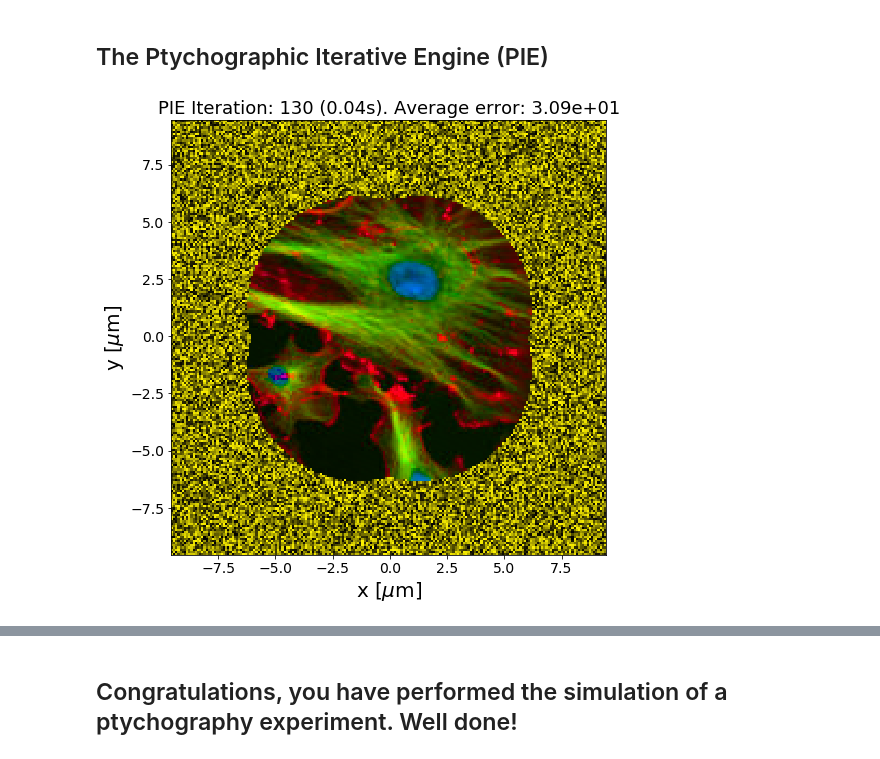
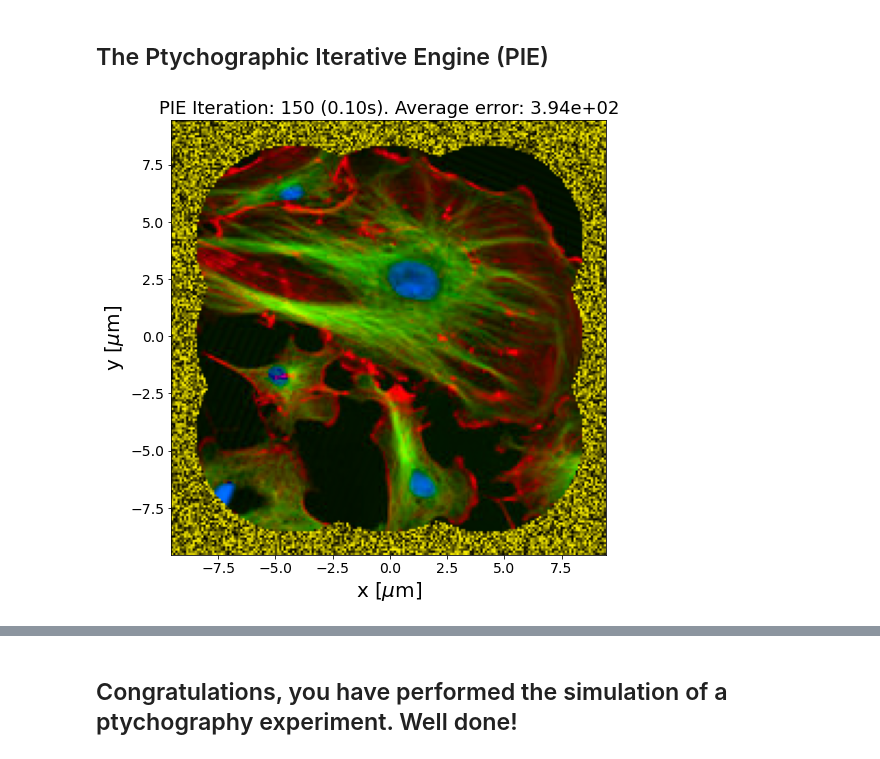
Before and after one commit to jcesardasilva/tutorialcoherence, a Jupyter notebook: PIE/PIE_ptycho.ipynb, the cells around one changed output, grey strips where cells are left out. Saved outputs shown, nothing was run; the diff lists cells and outputs as text; code cells hidden in the pictures.

```diff
--- a/PIE/PIE_ptycho.ipynb
+++ b/PIE/PIE_ptycho.ipynb
@@ -30,8 +30,8 @@ from skimage.transform import resize
 ## Experimental Settings
 This part set the value of the aperture, the amount of overlap and the scanning step
 # %%
-d=10e-6#12e-6 # diameter of aperture
-overlap = 0.75 # amount of overlapping
+d=8.5e-6#12e-6 # diameter of aperture
+overlap = 0.5# amount of overlapping
 apshift = d*(1-overlap) # distance between the aperture positions
 energy = 12.4 # in keV
 wavelen = (12.4e-10/energy) # in m
@@ -136,10 +145,10 @@ def illumination(X,Y,xp,yp):
 
 X,Y = np.meshgrid(x,y)
 probe0 = illumination(X,Y,0,0) # probe at the center to initialize array
-probe = np.zeros((4,probe0.shape[0],probe0.shape[1])).astype(np.complex)
+probe = np.zeros((xp.shape[0],probe0.shape[0],probe0.shape[1])).astype(np.complex)
 
 # creating the probes at the scan positions
-for ii in range(4):
+for ii in range(xp.shape[0]):
     probe[ii] = illumination(X,Y,xp[ii],yp[ii]).astype(np.complex)
 
 # Display the probe at the center
@@ -149,5 +158,6 @@ im2 = ax2.imshow(probe0,cmap='gray',extent = [x.min()*1e6,x.max()*1e6,y.min()*1e
 ax2.tick_params(axis='both',which='major',labelsize=14)
 ax2.set_xlabel(r'x[$\mu$m]',fontsize = 20)
 ax2.set_ylabel(r'y[$\mu$m]',fontsize = 20)
+plt.title('Probe at the central position')
 plt.show(block=False)
 # %% [output]
@@ -155,13 +165,13 @@ plt.show(block=False)
 # %% [markdown]
 # Simulating diffraction patterns
 # %%
-## settings
+## settings of the Fourier space
 fx = np.arange(-1/(2*dx),1/(2*dx),1/L) # Fourier space frequencies (1/L=det_pixel/(wavelen*z))
 fy = fx # supposing square diffraction patterns
 
 # initializing variables
 img0 = np.fft.ifftshift(np.fft.fft2(np.fft.fftshift(probe[0]*dat))) # first image to obtain size
-dp_exp = np.zeros((4,img0.shape[0],img0.shape[1])) # diffration pattern array
+dp_exp = np.zeros((xp.shape[0],img0.shape[0],img0.shape[1])) # diffration pattern array
 
 # preparing figure canvas
 eps=0.1 # small quantity to prevent 0 in the logarithm
@@ -171,8 +181,8 @@ im3 = ax3.imshow(np.log(np.abs(img0**2+eps)),extent=[np.min(fy)*1e-6,np.max(fy)*
 ax3.set_xlabel(r'$f_x [\mu m^{-1}$]',fontsize = 24)
 ax3.set_ylabel(r'$f_x [\mu m^{-1}$]',fontsize = 24)
 ax3.tick_params(axis='both',which='major',labelsize=18)
-# loop over the positions
-for ii in range(4):
+# loop over the 9 positions
+for ii in range(xp.shape[0]):
     psi = probe[ii]*dat
     sim = np.fft.fft2(np.fft.fftshift(psi))
     dp_exp[ii] = np.abs(sim)
@@ -206,9 +216,9 @@ which is the pixel size we have chosen at the beggining for this simulation
 # %%
 plt.close('all')
 # settings for the PIE
-numIter = 130 # number of PIE loops
-alpha = 1e-4 # Paramenter that control the stability of the algorithm
-beta = 1 # Parameter of the error function
+numIter = 150 # number of PIE loops
+eps = 1e-4 # Paramenter that control the stability of the algorithm
+ferr = 1 # Parameter of the error function
 
 ## initial guess for object
 np.random.seed(1) # to keep the same seed if you run the code twice
@@ -217,46 +227,45 @@ obj_sample = np.random.rand(image.shape[0],image.shape[1]).astype(np.complex)
 #obj_sample = np.ones((image.shape[0],image.shape[1])).astype(np.complex)
 
 ## Ptychographic Iterative Engine (PIE) loop
-err = np.zeros(4)
+err = np.zeros(xp.shape[0])
 avgerr = np.zeros(numIter)
 fig4 = plt.figure(4,figsize=(8,8))
 ax4 = fig4.add_subplot(111)
 r,c,z = dathsv.shape
 objecthsv = np.zeros((obj_sample.shape[0],dat.shape[1],3))
 im4 = ax4.imshow(color.hsv2rgb(objecthsv),extent= [x.min()*1e6,x.max()*1e6,y.min()*1e6,y.max()*1e6])
 ax4.tick_params(axis='both',which='major',labelsize=14)
 ax4.set_xlabel(r'x [$\mu$m]',fontsize = 20)
 ax4.set_ylabel(r'y [$\mu$m]',fontsize = 20)
-objecthsv = np.zeros((obj_sample.shape[0],dat.shape[1],3))
 for ii in range(numIter):
     t0 = time.time()
-    ## loop over the 4 positions
-    for pos in range(4):
+    ## loop over the 9 positions
+    for pos in range(xp.shape[0]):
         # multiply probe and sample
         obj = probe[pos]*obj_sample
         #------------------------
         objnew = np.fft.ifft2(dp_exp[pos]*np.exp(1j*np.angle(np.fft.fft2(obj)))) # amplitude constraint
         #------------------------
-        deno = np.conj(probe[pos])*probe[pos]+alpha
+        deno = np.conj(probe[pos])*probe[pos]+eps
         update_function = np.conj(probe[pos])*np.abs(probe[pos])/deno # update function
         #------------------------
-        object_new = obj_sample + beta*update_function*(objnew-obj) # overlap constraint
+        object_new = obj_sample + ferr*update_function*(objnew-obj) # overlap constraint
         obj_sample = object_new
         #------------------------
         err[pos] = np.sum(dp_exp[pos]**2 - (np.abs(np.fft.fft2(obj)))**2)**2/(image.shape[0]**2)
     tf = time.time()
     avgerr[ii] = err.mean() #calculate average error
     ## display retrieved object in hsv representation
     objecthsv[:,:,0] = (np.angle(obj_sample*np.exp(1j*1*np.pi))+np.pi+1)/(2*np.pi)
     objecthsv[:,:,1] = np.ones((obj_sample.shape[0],obj_sample.shape[1]))
     objecthsv[:,:,2] = np.abs(obj_sample) - (0.5+0.5*np.sign(np.abs(obj_sample)-1))*(np.abs(obj_sample)-1)
     im4.set_data(color.hsv2rgb(objecthsv))
     ax4.set_title('PIE Iteration: {} ({:0.02f}s). Average error: {:0.02e}'.format(ii+1,tf-t0,avgerr[ii]),fontsize = 18)
     display.display(plt.gcf())
     display.clear_output(wait=True)
     time.sleep(0.0001)
 # %% [output]
-[figure, old version]
+[figure, new version]
 # %%
 # plot result and errors
 fig5 = plt.figure(5,figsize=(12,6))
```
Also changed, not shown: parts of 7 cells of this notebook.
